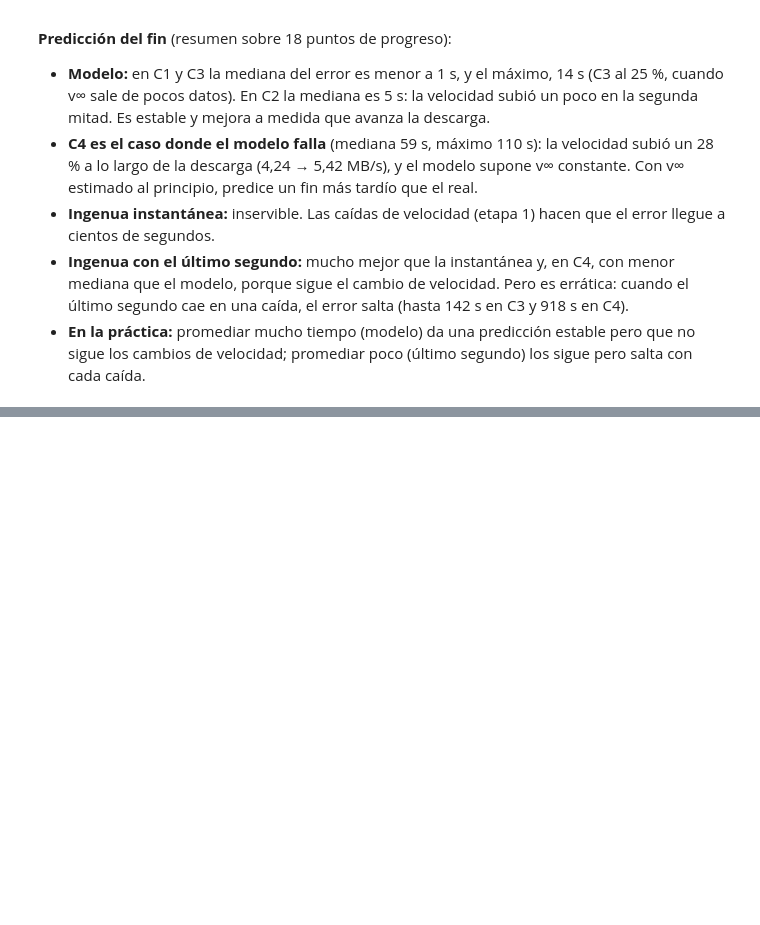
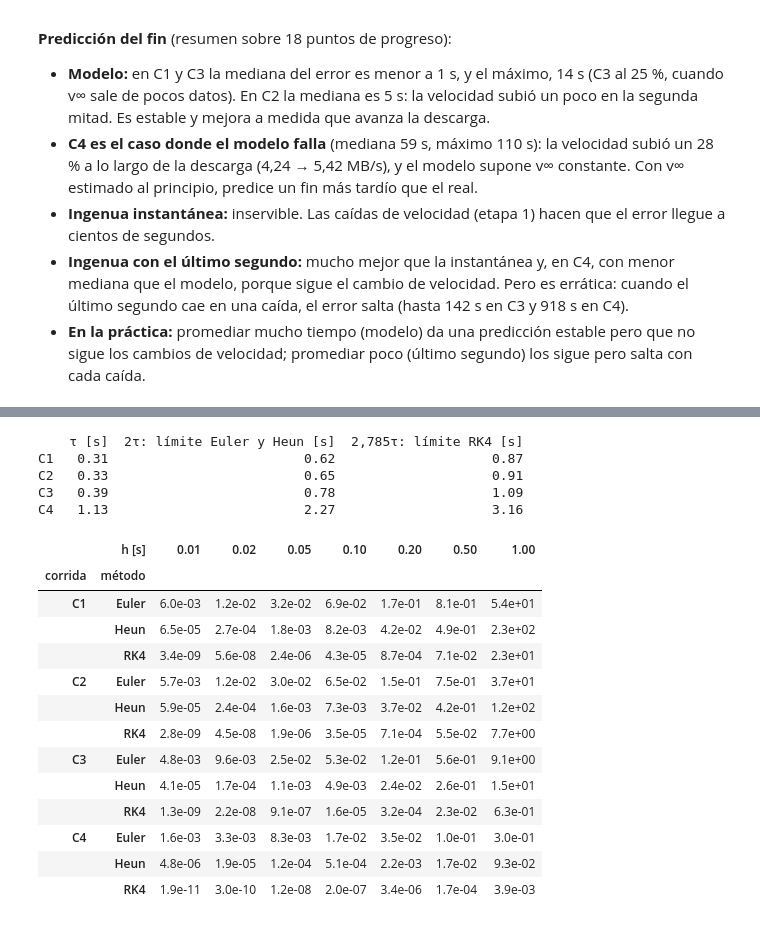
Before and after one commit to RieraJ/analisis-numerico-descargas, a Jupyter notebook: analisis.ipynb, the cells around one changed output, grey strips where cells are left out. Drawn from its saved outputs; the diff is of its cells as text; code cells hidden in the pictures; blank space fills up the shorter version.

```diff
--- a/analisis.ipynb
+++ b/analisis.ipynb
@@ -887,0 +898,39 @@ fig.tight_layout()
+# %%
+from analisis.edo_modelo import error_velocidad, volumen_con_edo
+from metodos.edo import euler, heun, rk4
+
+metodos_edo = {"Euler": euler, "Heun": heun, "RK4": rk4}
+pasos_edo = [0.01, 0.02, 0.05, 0.1, 0.2, 0.5, 1.0]
+
+filas = []
+for c, r in resultados.items():
+    for nombre, metodo in metodos_edo.items():
+        for h in pasos_edo:
+            filas.append({"corrida": c, "método": nombre, "h [s]": h,
+                          "error": error_velocidad(metodo, r["v_inf"], r["tau"], h)})
+edo = pd.DataFrame(filas)
+
+limites = pd.DataFrame({c: {"τ [s]": r["tau"], "2τ: límite Euler y Heun [s]": 2 * r["tau"],
+                            "2,785τ: límite RK4 [s]": 2.785 * r["tau"]} for c, r in resultados.items()}).T
+print(limites.round(2).to_string(), end="\n\n")
+edo.pivot(index=["corrida", "método"], columns="h [s]", values="error").map(lambda e: f"{e:.1e}")
+# %% [output]
+    τ [s]  2τ: límite Euler y Heun [s]  2,785τ: límite RK4 [s]
+C1   0.31                         0.62                    0.87
+C2   0.33                         0.65                    0.91
+C3   0.39                         0.78                    1.09
+C4   1.13                         2.27                    3.16
+|  | h [s] | 0.01 | 0.02 | 0.05 | 0.10 | 0.20 | 0.50 | 1.00 |
+| corrida | método |  |  |  |  |  |  |  |
+| C1 | Euler | 6.0e-03 | 1.2e-02 | 3.2e-02 | 6.9e-02 | 1.7e-01 | 8.1e-01 | 5.4e+01 |
+|  | Heun | 6.5e-05 | 2.7e-04 | 1.8e-03 | 8.2e-03 | 4.2e-02 | 4.9e-01 | 2.3e+02 |
+|  | RK4 | 3.4e-09 | 5.6e-08 | 2.4e-06 | 4.3e-05 | 8.7e-04 | 7.1e-02 | 2.3e+01 |
+| C2 | Euler | 5.7e-03 | 1.2e-02 | 3.0e-02 | 6.5e-02 | 1.5e-01 | 7.5e-01 | 3.7e+01 |
+|  | Heun | 5.9e-05 | 2.4e-04 | 1.6e-03 | 7.3e-03 | 3.7e-02 | 4.2e-01 | 1.2e+02 |
+|  | RK4 | 2.8e-09 | 4.5e-08 | 1.9e-06 | 3.5e-05 | 7.1e-04 | 5.5e-02 | 7.7e+00 |
+| C3 | Euler | 4.8e-03 | 9.6e-03 | 2.5e-02 | 5.3e-02 | 1.2e-01 | 5.6e-01 | 9.1e+00 |
+|  | Heun | 4.1e-05 | 1.7e-04 | 1.1e-03 | 4.9e-03 | 2.4e-02 | 2.6e-01 | 1.5e+01 |
+|  | RK4 | 1.3e-09 | 2.2e-08 | 9.1e-07 | 1.6e-05 | 3.2e-04 | 2.3e-02 | 6.3e-01 |
+| C4 | Euler | 1.6e-03 | 3.3e-03 | 8.3e-03 | 1.7e-02 | 3.5e-02 | 1.0e-01 | 3.0e-01 |
+|  | Heun | 4.8e-06 | 1.9e-05 | 1.2e-04 | 5.1e-04 | 2.2e-03 | 1.7e-02 | 9.3e-02 |
+|  | RK4 | 1.9e-11 | 3.0e-10 | 1.2e-08 | 2.0e-07 | 3.4e-06 | 1.7e-04 | 3.9e-03 |
```
Also changed, not shown: parts of 7 cells of this notebook, 5 other files.
